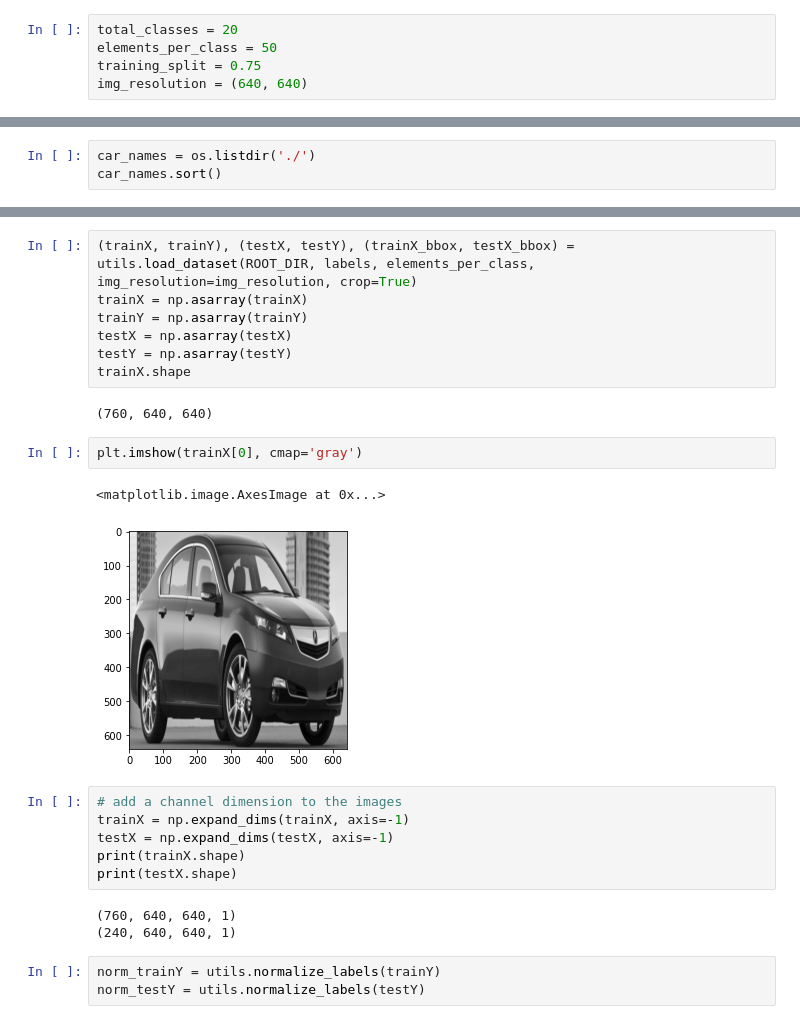
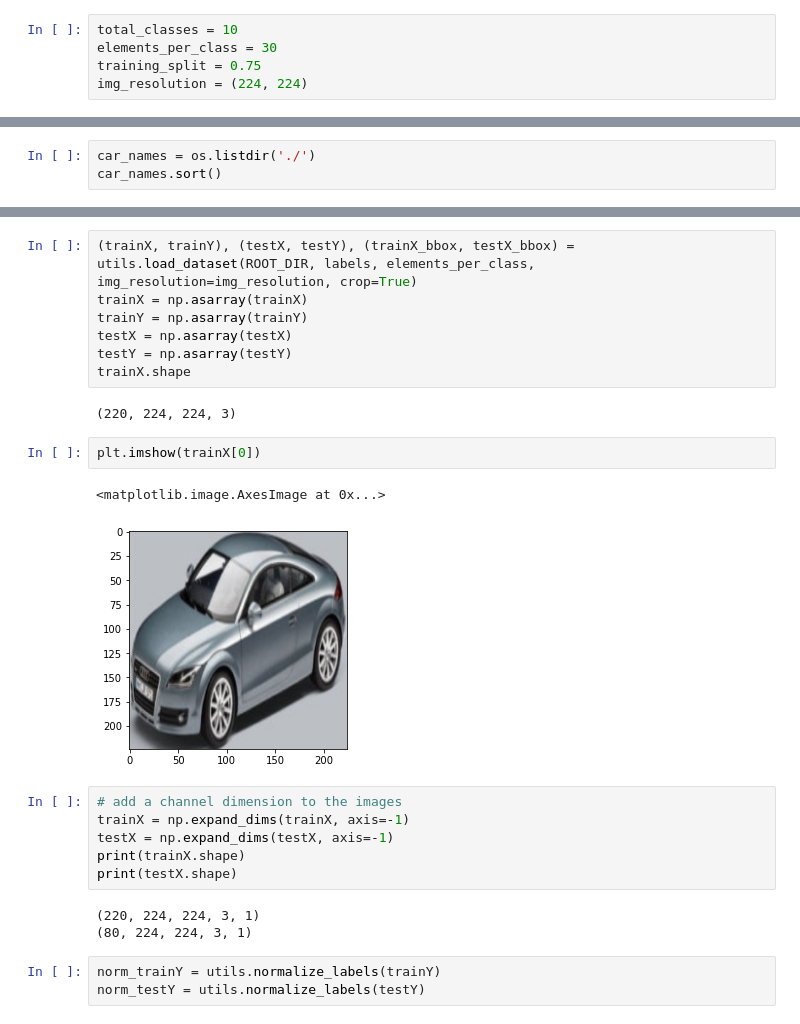
Before and after one commit to ramajoballester/Vehicle-Model-Recognition, a Jupyter notebook: train_cars.ipynb, the cells around one changed output, grey strips where cells are left out. Cells and saved outputs as stored; diff of their text form.

```diff
--- a/train_cars.ipynb
+++ b/train_cars.ipynb
@@ -31,10 +32,10 @@ It should be /home/user/siamese
 # %% [markdown]
 ### Dataset parameters
 # %%
-total_classes = 20
-elements_per_class = 50
+total_classes = 10
+elements_per_class = 30
 training_split = 0.75
-img_resolution = (640, 640)
+img_resolution = (224, 224)
 # %% [markdown]
 ### Training parameters
 # %% [markdown]
@@ -109,12 +59,12 @@ testX = np.asarray(testX)
 testY = np.asarray(testY)
 trainX.shape
 # %% [output]
-(760, 640, 640)
+(220, 224, 224, 3)
 # %%
-plt.imshow(trainX[0], cmap='gray')
+plt.imshow(trainX[0])
 # %% [output]
 <matplotlib.image.AxesImage at 0x...>
-[figure, old version]
+[figure, new version]
 # %%
 # add a channel dimension to the images
 trainX = np.expand_dims(trainX, axis=-1)
@@ -122,8 +72,8 @@ testX = np.expand_dims(testX, axis=-1)
 print(trainX.shape)
 print(testX.shape)
 # %% [output]
-(760, 640, 640, 1)
-(240, 640, 640, 1)
+(220, 224, 224, 3, 1)
+(80, 224, 224, 3, 1)
 # %%
 norm_trainY = utils.normalize_labels(trainY)
 norm_testY = utils.normalize_labels(testY)
```
Also changed, not shown: parts of 11 cells of this notebook, 3 other files.
